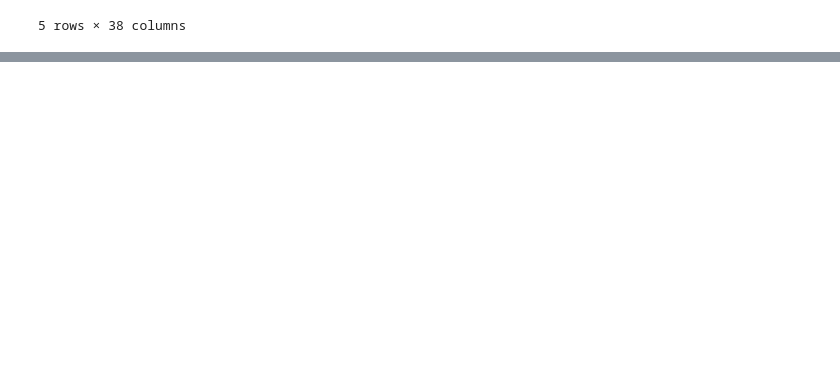
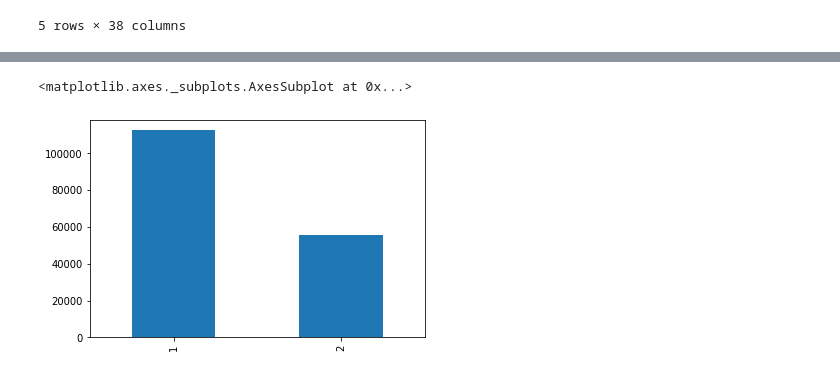
Before and after one commit to chichihang/Applied-Data-Science-Capstone-Project, a Jupyter notebook: IBM Applied Data Science Capstone.ipynb, the cells around one changed output, grey strips where cells are left out. Cells and saved outputs as stored; diff of their text form; code cells hidden in the pictures; blank space fills up the shorter version.

```diff
--- a/IBM Applied Data Science Capstone.ipynb
+++ b/IBM Applied Data Science Capstone.ipynb
@@ -91 +151,17 @@ df.head()
+# %%
+#df['PEDROWNOTGRNT'].fillna('N',inplace = True)
+df['SPEEDING'].fillna('N',inplace = True)
+df['INATTENTIONIND'].fillna('N',inplace = True)
+# %%
+# drop the particular missing item
+
+#df.drop(df[df['COLLISIONTYPE'].isnull()].index,inplace = True)
+#df.drop(df[df['ADDRTYPE'].isnull()].index,inplace = True)
+
+df.drop(df[df['JUNCTIONTYPE'].isnull()].index,inplace = True)
+df.drop(df[df['WEATHER'].isnull()].index,inplace = True)
+df.drop(df[df['ROADCOND'].isnull()].index,inplace = True)
+df.drop(df[df['UNDERINFL'].isnull()].index,inplace = True)
+df.drop(df[df['ST_COLCODE'].isnull()].index,inplace = True)
+df.drop(df[df['LIGHTCOND'].isnull()].index,inplace = True)
 # %%
@@ -94,0 +212,12 @@ df['ROADCOND'].isnull().sum()
+# %%
+# UNDERINFL: Whether or not a driver involved was under the influence of drugs or alcohol.
+# Since some of the rows in UNDERINFL has 'Y','N','0','1',
+# therefore I change the 'Y' and 'N' categories in UNDERINFL to '1' and '0'
+
+def encoding_underinfl(x):
+    if x == 'N' or x == '0': # The original data type values in UNDERINFL are string for '1' and '0'
+        return 0
+    if x == 'Y' or x == '1':
+        return 1
+
+df['UNDERINFL'] = df.UNDERINFL.apply(encoding_underinfl)
@@ -94,0 +232,11 @@ df['ROADCOND'].isnull().sum()
+# %%
+# For 'yes' or 'no' categories.
+def encoding_YESNO(x):
+    if x == 'N':
+        return 0
+    if x == 'Y':
+        return 1
+df['INATTENTIONIND'] = df.INATTENTIONIND.apply(encoding_YESNO)
+df['SPEEDING'] = df.SPEEDING.apply(encoding_YESNO)
+df['HITPARKEDCAR'] = df.HITPARKEDCAR.apply(encoding_YESNO)
+#df['PEDROWNOTGRNT'] = df.PEDROWNOTGRNT.apply(encoding_YESNO)
@@ -94,0 +266,6 @@ df['ROADCOND'].isnull().sum()
+# %%
+cnt_severitycode = df['SEVERITYCODE'].value_counts()
+cnt_severitycode.plot(kind='bar')
+# %% [output]
+<matplotlib.axes._subplots.AxesSubplot at 0x...>
+[figure, added]
```
Also changed, not shown: parts of 63 cells of this notebook, 2 other files.
